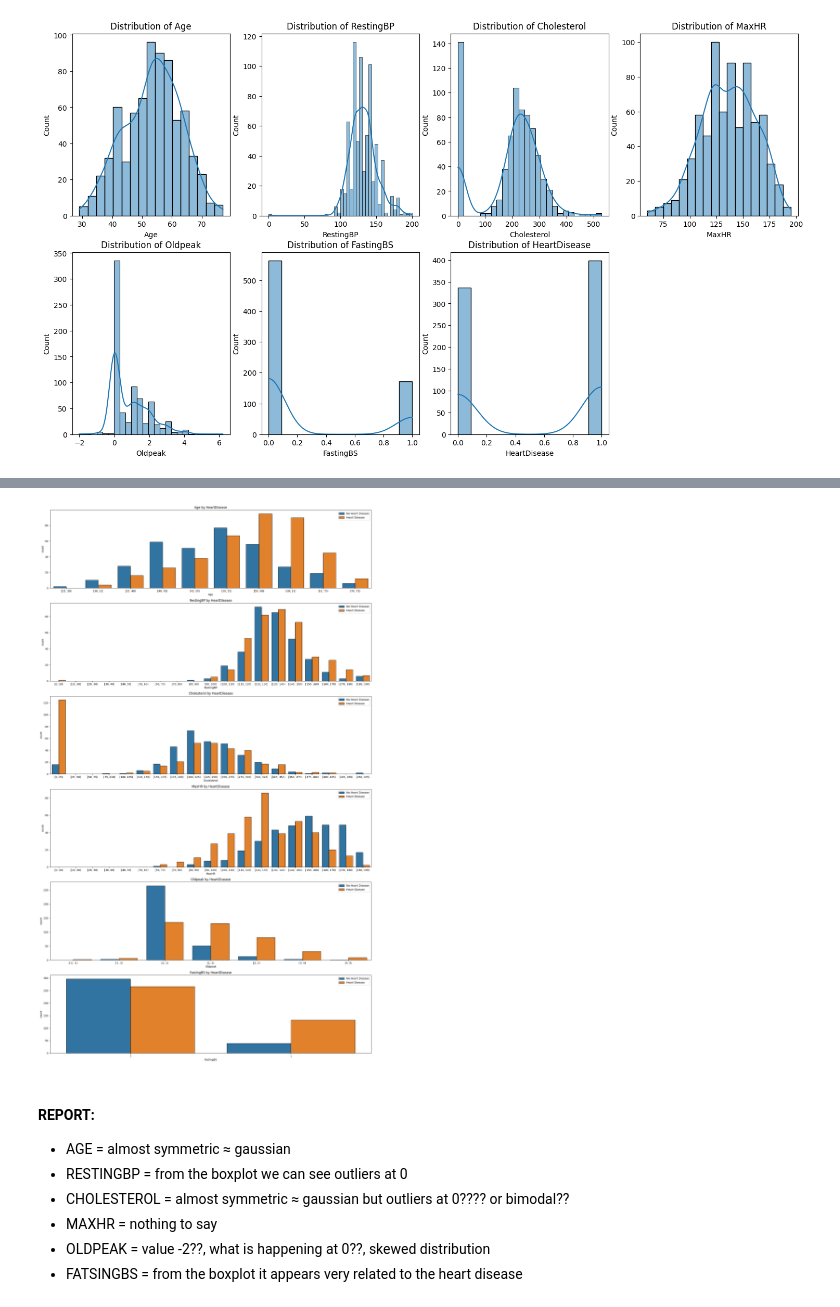
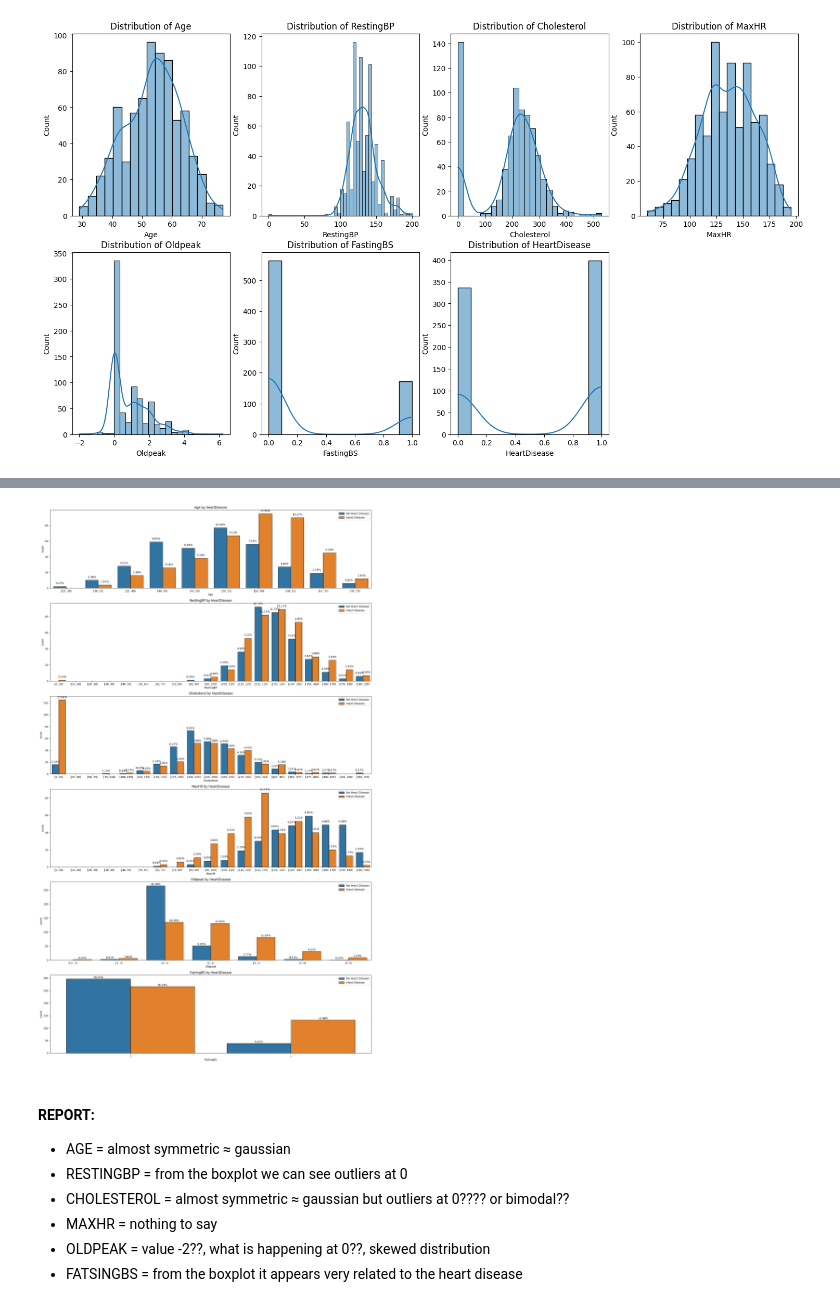
Before and after one commit to nexusfb/ETH-MLxHC-Interpretable-Medical-Data-Classification, a Jupyter notebook: pjt1_pt1.ipynb, the cells around one changed output, grey strips where cells are left out. Drawn from its saved outputs; the diff is of its cells as text; code cells hidden in the pictures.

```diff
--- a/pjt1_pt1.ipynb
+++ b/pjt1_pt1.ipynb
@@ -124,6 +125,6 @@ fig.delaxes(axes[1, 3])
 fig, axes = plt.subplots(2, 3, figsize=(18, 10))
 features = ['Age', 'RestingBP', 'Cholesterol','MaxHR', 'Oldpeak', 'FastingBS']
 for i, feature in enumerate(features, start=0):
-    sb.boxplot(data=df_train, x='HeartDisease', y=feature, ax=axes[i // 3, i % 3])
+    sb.violinplot(data=df_train, x='HeartDisease', y=feature, ax=axes[i // 3, i % 3])
     axes[i // 3, i % 3].set_title(f'{feature} by HeartDisease')
 # %% [output]
@@ -131,27 +132,35 @@ for i, feature in enumerate(features, start=0):
 # %%
 # 3 - features' relationship with heart disease (MORE READABLE)
 data = pd.read_csv("datasets/heart_failure/train_val_split.csv")
 
 for col in data.select_dtypes(include=['int64', 'float64']).columns:
     if col=='Age':
         data[col] = pd.cut(data[col], bins=range(25, 80, 5), right=False)
     if col=='RestingBP' or col=='MaxHR':
         data[col] = pd.cut(data[col], bins=range(0, 200, 10), right=False)
     if col=='Cholesterol':
         data[col] = pd.cut(data[col], bins=range(0, 500, 25), right=False)
     if col=='Oldpeak':
         data[col] = pd.cut(data[col], bins=range(-2, 6, 1), right=False)
 
 fig, axes = plt.subplots(nrows=6, ncols=1, figsize=(18, 30))
 for i, feature in enumerate(features, start=0):
     row = i % 6
-    sb.countplot(x=feature, data=data, hue='HeartDisease', edgecolor='black', ax=axes[row])
+    ax = sb.countplot(x=feature, data=data, hue='HeartDisease', edgecolor='black', ax=axes[row])
     axes[row].legend(['No Heart Disease', 'Heart Disease'])
     axes[row].set_title(f'{feature} by HeartDisease')
+    total = float(len(df_train))
+    for p in ax.patches:
+        height = p.get_height()
+        if height > 0:  # Avoid plotting text on non-existent bars
+            ax.text(p.get_x() + p.get_width() / 2.,
+                    height + 3,
+                    '{:.2f}%'.format((height / total) * 100),
+                    ha="center")
 plt.tight_layout()
 plt.show()
 # %% [output]
-[figure, old version]
+[figure, new version]
 # %% [markdown]
 #### REPORT:
 - AGE = almost symmetric ≈ gaussian
```
Also changed, not shown: parts of 21 cells of this notebook.
